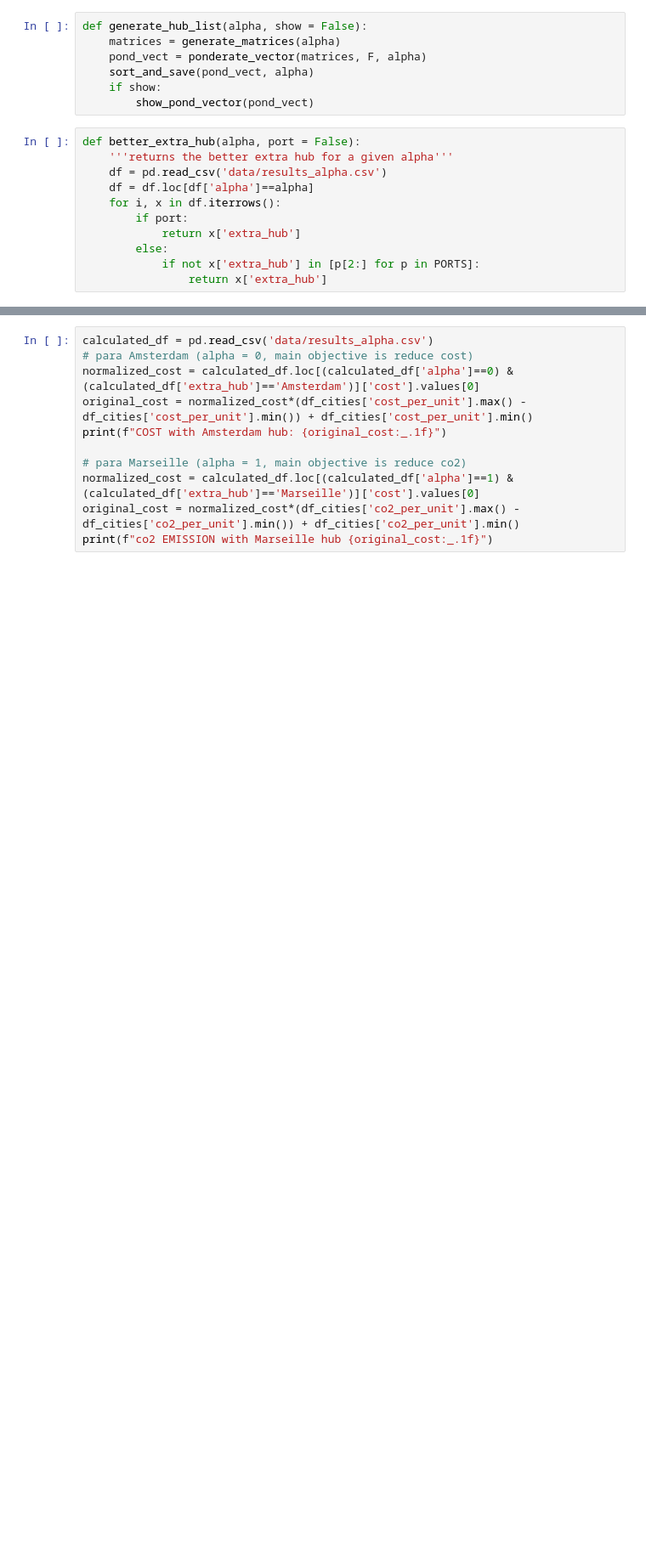
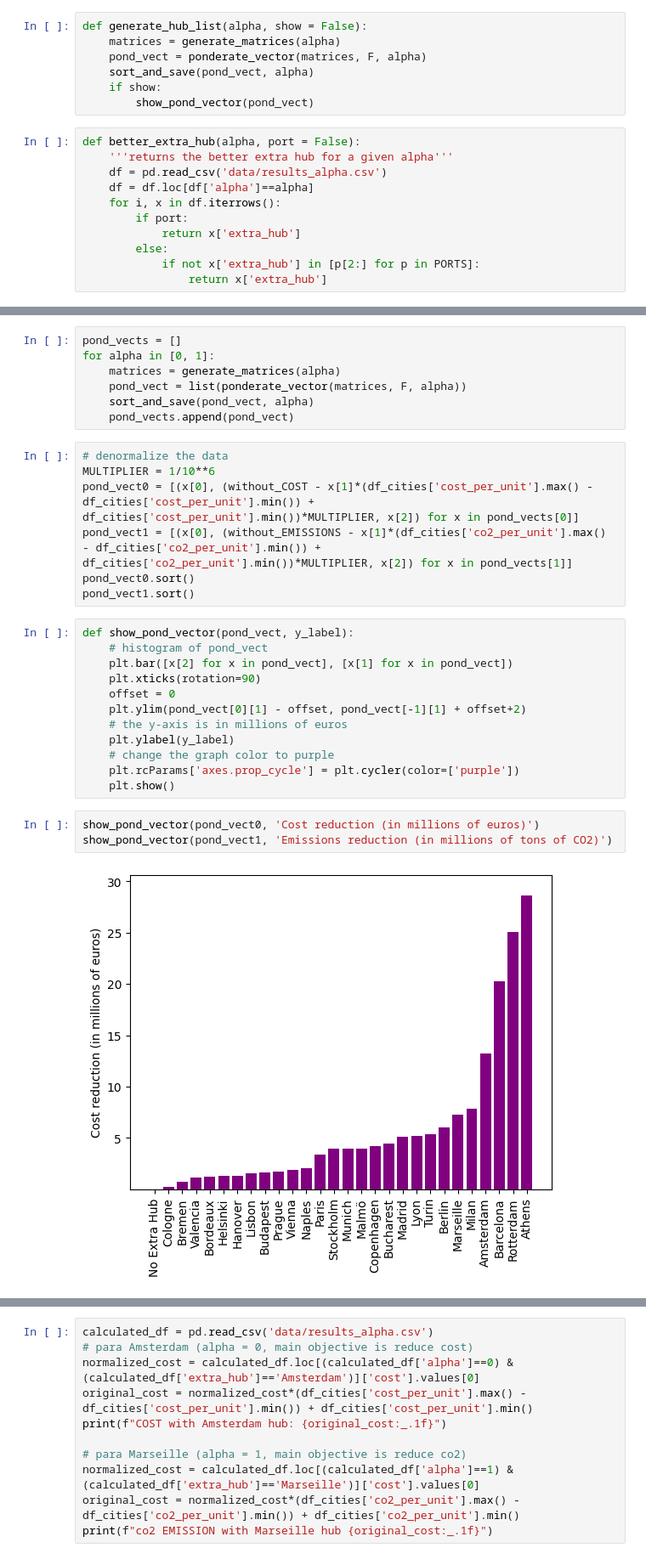
Before and after one commit to JNADatathon2022/Datathon, a Jupyter notebook: add_extra_hub.ipynb, the cells around one changed output, grey strips where cells are left out. Shown: that part at 85% size. Saved outputs shown, nothing was run; the diff lists cells and outputs as text; blank space fills up the shorter version.

```diff
--- a/add_extra_hub.ipynb
+++ b/add_extra_hub.ipynb
@@ -162,0 +168,31 @@ for alpha in [0, 1]:
+# %%
+pond_vects = []
+for alpha in [0, 1]:
+    matrices = generate_matrices(alpha)
+    pond_vect = list(ponderate_vector(matrices, F, alpha))
+    sort_and_save(pond_vect, alpha)
+    pond_vects.append(pond_vect)
+# %%
+# denormalize the data
+MULTIPLIER = 1/10**6
+pond_vect0 = [(x[0], (without_COST - x[1]*(df_cities['cost_per_unit'].max() - df_cities['cost_per_unit'].min()) + df_cities['cost_per_unit'].min())*MULTIPLIER, x[2]) for x in pond_vects[0]]
+pond_vect1 = [(x[0], (without_EMISSIONS - x[1]*(df_cities['co2_per_unit'].max() - df_cities['co2_per_unit'].min()) + df_cities['co2_per_unit'].min())*MULTIPLIER, x[2]) for x in pond_vects[1]]
+pond_vect0.sort()
+pond_vect1.sort()
+# %%
+def show_pond_vector(pond_vect, y_label):
+    # histogram of pond_vect
+    plt.bar([x[2] for x in pond_vect], [x[1] for x in pond_vect])
+    plt.xticks(rotation=90)
+    offset = 0
+    plt.ylim(pond_vect[0][1] - offset, pond_vect[-1][1] + offset+2)
+    # the y-axis is in millions of euros
+    plt.ylabel(y_label)
+    # change the graph color to purple
+    plt.rcParams['axes.prop_cycle'] = plt.cycler(color=['purple'])
+    plt.show()
+# %%
+show_pond_vector(pond_vect0, 'Cost reduction (in millions of euros)')
+show_pond_vector(pond_vect1, 'Emissions reduction (in millions of tons of CO2)')
+# %% [output]
+[figure, added]
```
Also changed, not shown: parts of 5 cells of this notebook, 6 other files.
